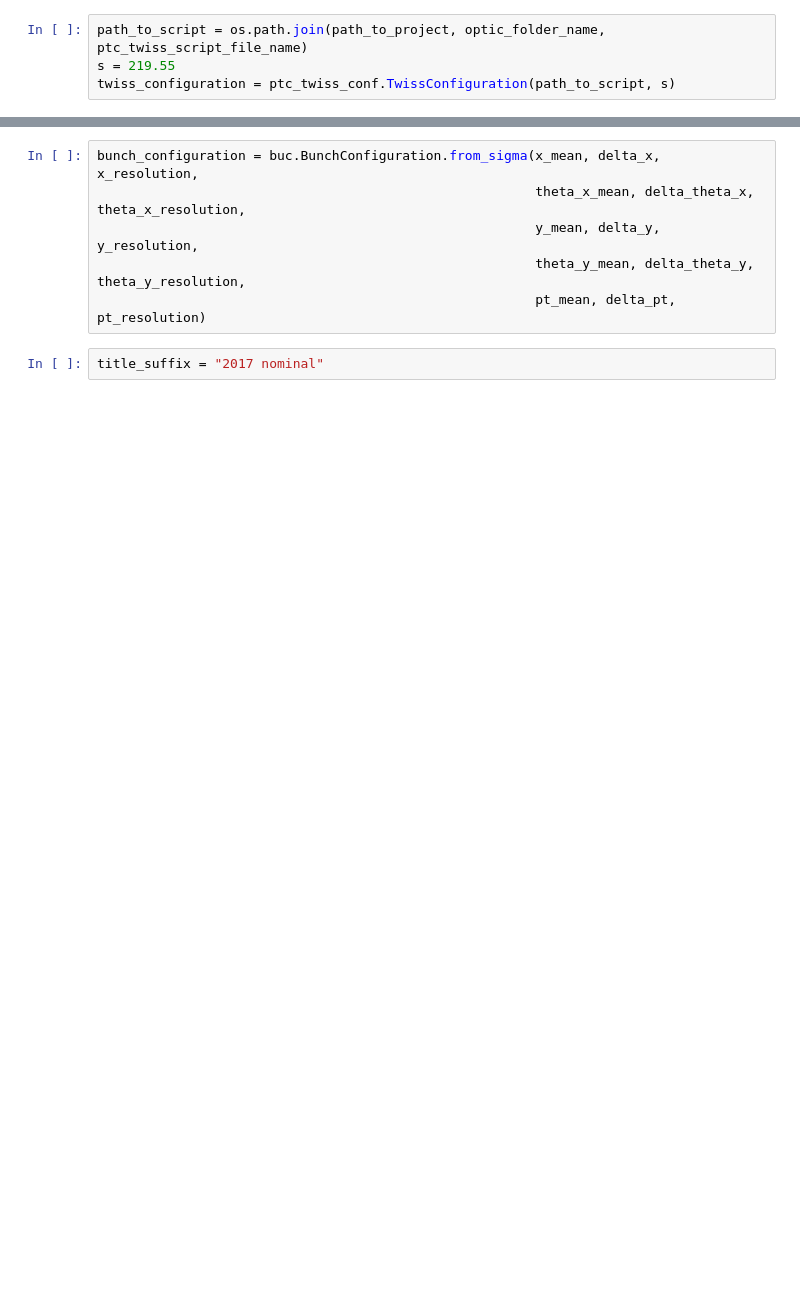
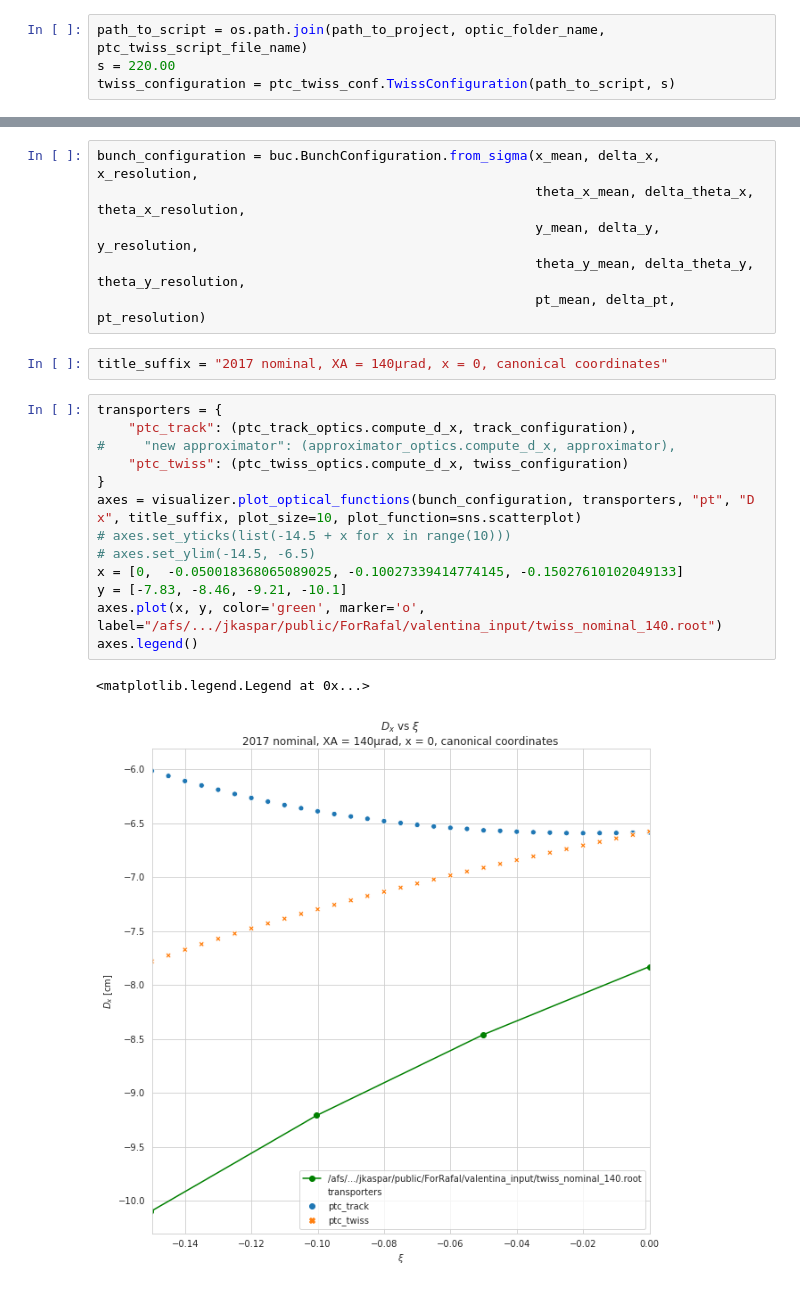
Before and after one commit to mucharafal/optics_generator_python, a Jupyter notebook: notebooks/Optics Parameters Compare.ipynb, the cells around one changed output, grey strips where cells are left out. Drawn from its saved outputs; the diff is of its cells as text; blank space fills up the shorter version.

```diff
--- a/notebooks/Optics Parameters Compare.ipynb
+++ b/notebooks/Optics Parameters Compare.ipynb
@@ -31,7 +31,7 @@ approximator_name = "ip5_to_station_220_h_2_lhcb1"
 name_of_folder_with_sources = "optics_generator_python"
 # %%
 path_to_script = os.path.join(path_to_project, optic_folder_name, ptc_twiss_script_file_name)
-s = 219.55
+s = 220.00
 twiss_configuration = ptc_twiss_conf.TwissConfiguration(path_to_script, s)
 # %%
 path_to_optic = os.path.join(path_to_project, optic_folder_name)
@@ -66,4 +62,20 @@ bunch_configuration = buc.BunchConfiguration.from_sigma(x_mean, delta_x, x_resol
                                                         theta_y_mean, delta_theta_y, theta_y_resolution,
                                                         pt_mean, delta_pt, pt_resolution)
 # %%
-title_suffix = "2017 nominal"
+title_suffix = "2017 nominal, XA = 140μrad, x = 0, canonical coordinates"
+# %%
+transporters = {
+    "ptc_track": (ptc_track_optics.compute_d_x, track_configuration),
+#     "new approximator": (approximator_optics.compute_d_x, approximator),
+    "ptc_twiss": (ptc_twiss_optics.compute_d_x, twiss_configuration)
+}
+axes = visualizer.plot_optical_functions(bunch_configuration, transporters, "pt", "D x", title_suffix, plot_size=10, plot_function=sns.scatterplot)
+# axes.set_yticks(list(-14.5 + x for x in range(10)))
+# axes.set_ylim(-14.5, -6.5)
+x = [0,  -0.050018368065089025, -0.10027339414774145, -0.15027610102049133]
+y = [-7.83, -8.46, -9.21, -10.1]
+axes.plot(x, y, color='green', marker='o', label="/afs/.../jkaspar/public/ForRafal/valentina_input/twiss_nominal_140.root")
+axes.legend()
+# %% [output]
+<matplotlib.legend.Legend at 0x...>
+[figure, added]
```
Also changed, not shown: parts of 12 cells of this notebook, 1 other file.
